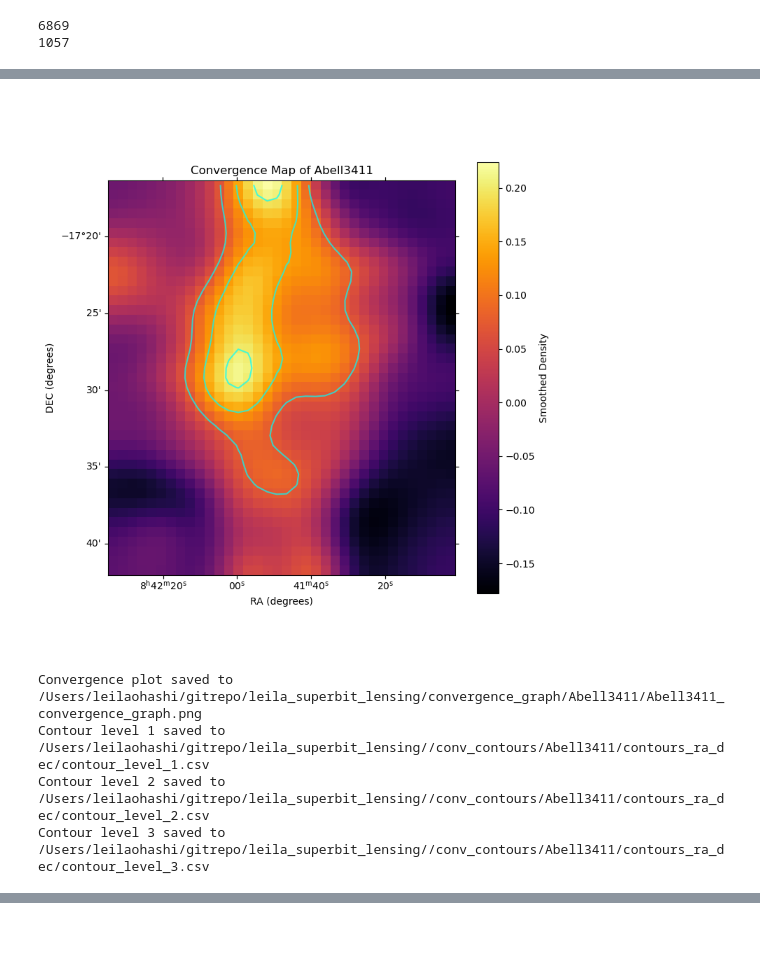
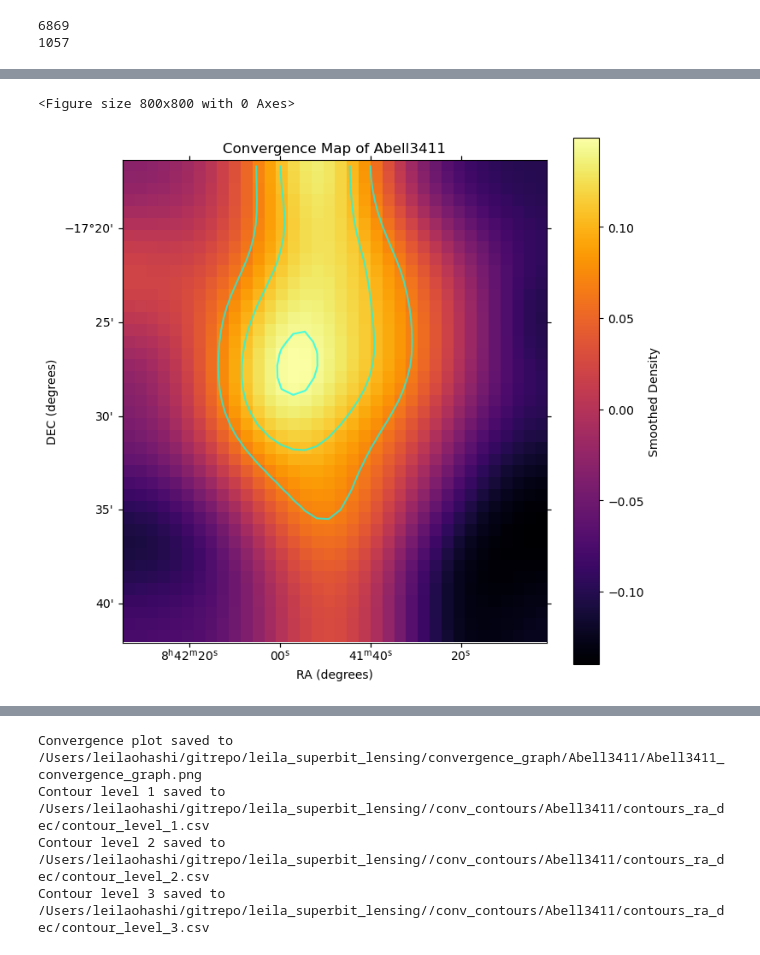
Before and after one commit to LeilaOhashi/leila_superbit_lensing, a Jupyter notebook: notebooks/leila_redseq.ipynb, the cells around one changed output, grey strips where cells are left out. Cells and saved outputs as stored; diff of their text form; code cells hidden in the pictures.

```diff
--- a/notebooks/leila_redseq.ipynb
+++ b/notebooks/leila_redseq.ipynb
@@ -23,6 +23,21 @@ members_contour_percentiles = [95, 99] # change to desired percentiles for actua
 members_contour_number = 3 # number of contour levels to save for actual members (e.g., 3 means 3 levels: 70th, 80th, 90th percentiles)
 conv_contour_percentiles = [75, 99] # change to desired percentiles for actual member contours
 conv_contour_number = 3 # number of contour levels to save for actual members (e.g., 3 means 3 levels: 70th, 80th, 90th percentiles)
+# %%
+import numpy as np
+
+def densify_vertices(vertices, factor=10):
+    """Densify contour vertices by inserting additional points between existing vertices."""
+    new_vertices = []
+    for i in range(len(vertices) - 1):
+        start = vertices[i]
+        end = vertices[i + 1]
+        new_vertices.append(start)
+        for j in range(1, factor):
+            interp_point = start + (end - start) * (j / factor)
+            new_vertices.append(interp_point)
+    new_vertices.append(vertices[-1])  # Add the last vertex
+    return np.array(new_vertices)
 # %%
 
 import os
@@ -81,7 +96,7 @@ for i, collection in enumerate(cs.collections):
         writer.writerow(['RA', 'Dec'])
 
         for path in collection.get_paths():
-            contour_points = path.vertices
+            contour_points = densify_vertices(path.vertices, factor=1)  # Densify the contour vertices
             ax.scatter(contour_points[:, 0], contour_points[:, 1], s=2, color='red', alpha=0.7)
             ra_dec = wcs.wcs_pix2world(contour_points, 0)
             all_xray_vertices_ra.extend(ra_dec[:,0])
@@ -375,7 +373,13 @@ def separate_catalog_by_regions(reg_file, catalog):
 
     return inside_catalog, outside_catalog, in_region_mask
 
-nonmembers, members, region_mask = separate_catalog_by_regions(f"{datadir}data/region_files/{cluster_name}_b_starmask_physical.reg", colors_mags[wg])
+junk, colors_mags, region_mask = separate_catalog_by_regions(f"{datadir}data/region_files/{cluster_name}_b_starmask_physical.reg", colors_mags)
+
+m = colors_mags['is_cluster_member']
+members = colors_mags[m]
+
+wg = colors_mags['is_red_sequence']
+redseq = colors_mags[wg]
 
 # Get RA and DEC
 ra = members['ra']
@@ -390,7 +394,7 @@ pad = 20
 padded_counts = np.pad(counts, pad_width=pad, mode='constant', constant_values=0)
 
 # Smoothing
-smoothed_padded_counts = gaussian_filter(padded_counts, sigma=hist_sigma)
+smoothed_padded_counts = gaussian_filter(padded_counts, sigma=4)
 
 # Plot smoothed histogram
 plt.figure(figsize=(8, 8))
@@ -439,7 +443,7 @@ for i, collection in enumerate(members_cs.collections):
         writer.writerow(['RA', 'Dec'])
 
         for path in collection.get_paths():
-            contour_points = path.vertices
+            contour_points = densify_vertices(path.vertices, factor=2)
             ax.scatter(contour_points[:, 0], contour_points[:, 1], s=2, color='red', alpha=0.7)
             all_members_vertices_ra.extend(contour_points[:,0])
             all_members_vertices_dec.extend(contour_points[:,1])
@@ -491,8 +533,20 @@ conv_data = np.array(conv_data)
 conv_header = conv_hdu.header
 conv_wcs = WCS(conv_header)
 
+# Gaussian
+sigma_gaussian = conv_data.shape[0] // 10  # Adjust sigma based on the size of the image
+amplitude = 0.1 * np.max(conv_data)  # Adjust amplitude as needed
+def paint_gaussian(image, center_x, center_y, sigma, amplitude):
+    x = np.arange(image.shape[1])
+    y = np.arange(image.shape[0])
+    x_grid, y_grid = np.meshgrid(x, y)
+    gaussian = np.exp(-((x_grid - center_x)**2 + (y_grid - center_y)**2) / (2 * sigma**2))
+    return image + gaussian * amplitude
+
+conv_modified = paint_gaussian(conv_data, conv_data.shape[1]//2, conv_data.shape[0]//4, sigma=sigma_gaussian, amplitude=amplitude)
 # Smoothing
-smoothed_conv = gaussian_filter(conv_data, sigma=hist_sigma)
+sigma = 4 # Adjust sigma for smoothing as needed
+smoothed_conv = gaussian_filter(conv_modified, sigma=sigma)
 
 # Plot smoothed histogram
 plt.figure(figsize=(8, 8))
@@ -519,36 +573,33 @@ os.makedirs(os.path.dirname(save_path), exist_ok=True)
 plt.savefig(save_path, dpi=300)
 plt.show()
 print(f"Convergence plot saved to {save_path}")
 
 # save contours
 save_dir = f'{datadir}/conv_contours/{cluster_name}/contours_ra_dec'
 os.makedirs(save_dir, exist_ok=True)
 
 conv_vertices_ra = []
 conv_vertices_dec = []
 
 for i, collection in enumerate(conv_cs.collections):
 
     contour_save_path = os.path.join(save_dir, f'contour_level_{i+1}.csv')
 
     with open(contour_save_path, 'w', newline='') as csvfile:
         writer = csv.writer(csvfile)
         writer.writerow(['RA', 'Dec'])
 
         for path in collection.get_paths():
-            contour_points = path.vertices
+            contour_points = densify_vertices(path.vertices, factor=3)
             ax.scatter(contour_points[:, 0], contour_points[:, 1], s=2, color='red', alpha=0.7)
             conv_vertices = conv_wcs.wcs_pix2world(contour_points, 0)
             conv_vertices_ra.extend(conv_vertices[:,0])
             conv_vertices_dec.extend(conv_vertices[:,1])
             writer.writerows(contour_points)
     print(f"Contour level {i+1} saved to {contour_save_path}")
 
 conv_vertices_ra = np.array(conv_vertices_ra)
 conv_vertices_dec = np.array(conv_vertices_dec)
 # %% [output]
+<Figure size 800x800 with 0 Axes>
-[figure, old version]
+[figure, new version]
-Convergence plot saved to /Users/leilaohashi/gitrepo/leila_superbit_lensing/convergence_graph/Abell3411/Abell3411_convergence_graph.png
-Contour level 1 saved to /Users/leilaohashi/gitrepo/leila_superbit_lensing//conv_contours/Abell3411/contours_ra_dec/contour_level_1.csv
-Contour level 2 saved to /Users/leilaohashi/gitrepo/leila_superbit_lensing//conv_contours/Abell3411/contours_ra_dec/contour_level_2.csv
-Contour level 3 saved to /Users/leilaohashi/gitrepo/leila_superbit_lensing//conv_contours/Abell3411/contours_ra_dec/contour_level_3.csv
@@ -556,3 +606,7 @@ Contour level 3 saved to /Users/leilaohashi/gitrepo/leila_superbit_lensing//conv
+Convergence plot saved to /Users/leilaohashi/gitrepo/leila_superbit_lensing/convergence_graph/Abell3411/Abell3411_convergence_graph.png
+Contour level 1 saved to /Users/leilaohashi/gitrepo/leila_superbit_lensing//conv_contours/Abell3411/contours_ra_dec/contour_level_1.csv
+Contour level 2 saved to /Users/leilaohashi/gitrepo/leila_superbit_lensing//conv_contours/Abell3411/contours_ra_dec/contour_level_2.csv
+Contour level 3 saved to /Users/leilaohashi/gitrepo/leila_superbit_lensing//conv_contours/Abell3411/contours_ra_dec/contour_level_3.csv
 # %%
 # Plotting contours on coadd image
 import os
```
Also changed, not shown: parts of 13 cells of this notebook.
